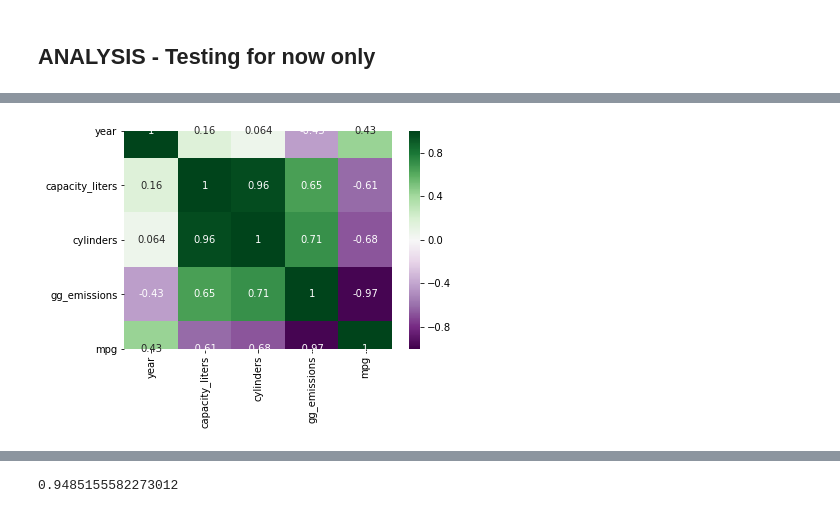
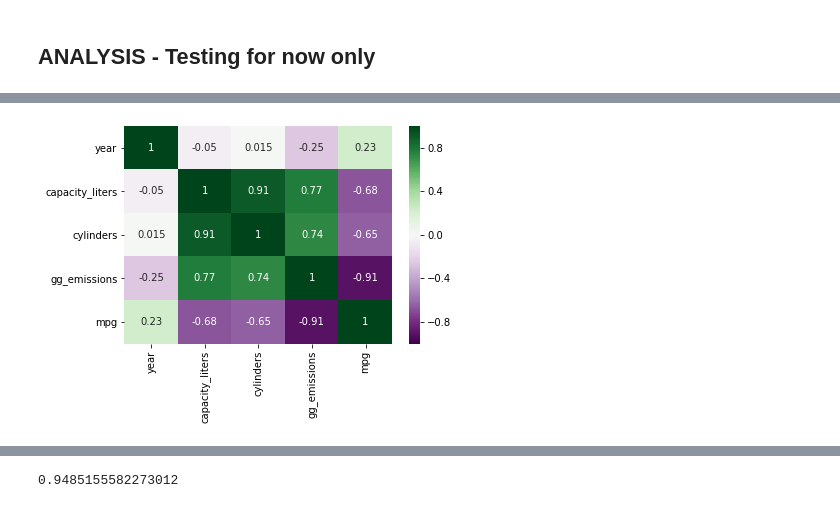
Before and after one commit to cecann10/Test, a Jupyter notebook: Metis_Projects/project_2/aaa_conjunction_junction_all_cars.ipynb, the cells around one changed output, grey strips where cells are left out. Saved outputs shown, nothing was run; the diff lists cells and outputs as text; code cells hidden in the pictures.

```diff
--- a/Metis_Projects/project_2/aaa_conjunction_junction_all_cars.ipynb
+++ b/Metis_Projects/project_2/aaa_conjunction_junction_all_cars.ipynb
@@ -23,0 +104,8 @@ with open('pickles/bmw_dfs.pickle','rb') as read_file:
+# %%
+#Volkswagen
+with open('pickles/volkswagen_dfs.pickle','rb') as read_file:
+    volkswagen_dfs = pickle.load(read_file)
+# %%
+#Volvo
+with open('pickles/volvo_dfs.pickle','rb') as read_file:
+    volvo_dfs = pickle.load(read_file)
@@ -25,7 +115,32 @@ with open('pickles/bmw_dfs.pickle','rb') as read_file:
 **Step 2:** Pull all unpickled dfs together to create final list of all cars!
 # %%
 # make a list of all car makes' dfs
-make_dfs = [acura_dfs,audi_dfs,bmw_dfs]
+make_dfs = [acura_dfs,
+            audi_dfs,
+            bmw_dfs,
+            bentley_dfs,
+            bugatti_dfs,
+            buick_dfs,
+            cadillac_dfs,
+            chevrolet_dfs,
+            chrysler_dfs,
+            dodge_dfs,
+            ford_dfs,
+            gmc_dfs,
+            honda_dfs,
+            jaguar_dfs,
+            jeep_dfs,
+            maserati_dfs,
+            mazda_dfs,
+            mercedes_dfs,
+            mitsubishi_dfs,
+            nissan_dfs,
+            porsche_dfs,
+            subaru_dfs,
+            toyota_dfs,
+            volkswagen_dfs,
+            volvo_dfs
+           ]
 
 # concatendate all car makes' dfs to create master list
 all_cars_df = pd.concat(make_dfs, ignore_index=True)
@@ -43,0 +180,2 @@ Index(['year', 'make', 'model', 'capacity_liters', 'cylinders', 'transmission',
+# %%
+all_cars_df['fuel_type'] = all_cars_df.fuel_type.str.strip(' ')
@@ -79,9 +231,10 @@ test_df.corr()
 # %%
 # Create heatmap of the correlations
 
-sns.heatmap(test_df.corr(), cmap="PRGn", annot=True, vmin=-1, vmax=1);
+ax = sns.heatmap(test_df.corr(), cmap="PRGn", annot=True, vmin=-1, vmax=1)
+ax.set_ylim(5.0, 0);
 # %% [output]
-[figure, old version]
+[figure, new version]
 # %%
 # Plot all of the car variable-to-variable relations as scatterplots
 
```
Also changed, not shown: parts of 35 cells of this notebook, 26 other files.
